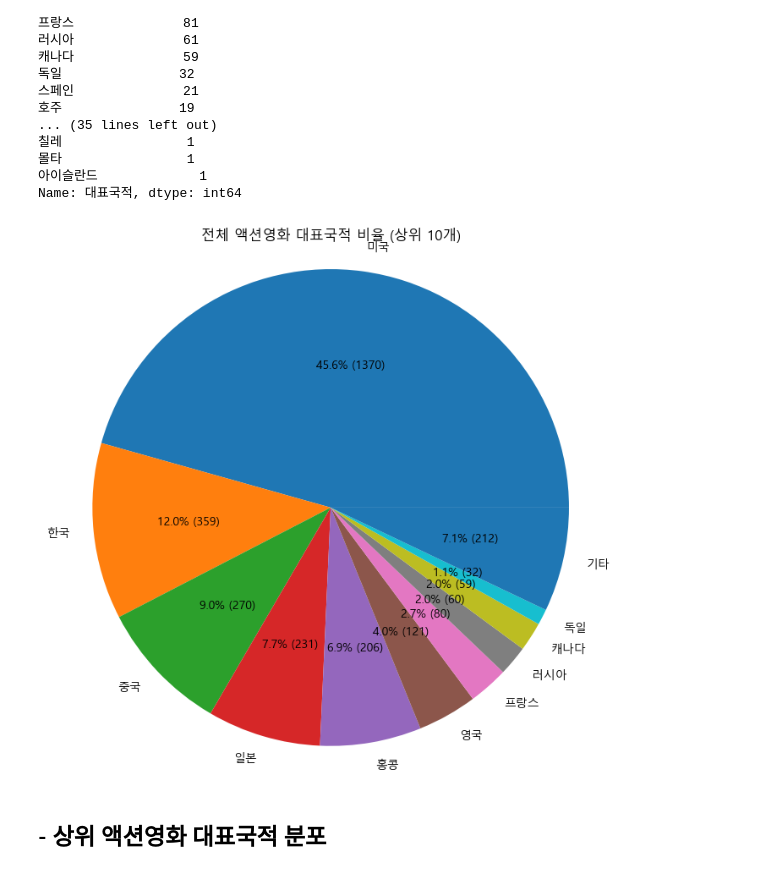
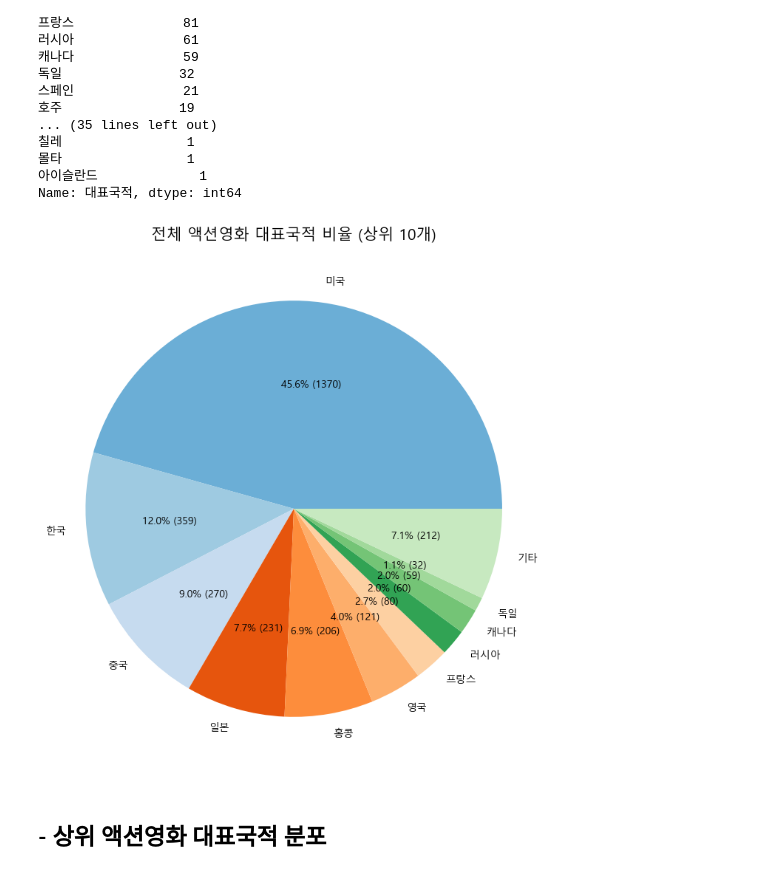
Before and after one commit to wonyounging/1_Project, a Jupyter notebook: 분석_액션영화 장르.ipynb, the cells around one changed output. Drawn from its saved outputs; the diff is of its cells as text; code cells hidden in the pictures.

```diff
--- a/분석_액션영화 장르.ipynb
+++ b/분석_액션영화 장르.ipynb
@@ -160,25 +147,31 @@ all_act_mv['대표국적'].value_counts()
 몰타                1
 아이슬란드             1
 Name: 대표국적, dtype: int64
+# %%
+ # 색상 맵 선택
+cmap = cm.get_cmap('tab20c')
+colors = cmap(np.array(range(1,50)))
 # %%
 n_categories = 10  # 표시할 범주 개수
 
 act_mv_counts = all_act_mv['대표국적'].value_counts()
 top_categories = act_mv_counts.head(n_categories)
 other_category_count = act_mv_counts.sum() - top_categories.sum()
 top_categories['기타'] = other_category_count
 
 labels = top_categories.index.tolist()
 
 plt.figure(figsize=(8, 8))
-patches, _, autotexts = plt.pie(top_categories, labels=labels, autopct=lambda pct: f'{pct:.1f}% ({int(pct * sum(top_categories)/100)})')
+patches, _, autotexts = plt.pie(top_categories, labels=labels, autopct=lambda pct: f'{pct:.1f}% ({int(pct * sum(top_categories)/100)})', colors=colors)
 
-plt.title('전체 액션영화 대표국적 비율 (상위 {}개)'.format(n_categories))
+plt.title('전체 액션영화 대표국적 비율 (상위 {}개)'.format(n_categories), size=15)
 plt.axis('equal')
 
+plt.subplots_adjust(top=1)
+
 plt.show()
 # %% [output]
-[figure, old version]
+[figure, new version]
 # %% [markdown]
 ## - 상위 액션영화 대표국적 분포
 # %%
```
Also changed, not shown: parts of 7 cells of this notebook, 1 other file.
